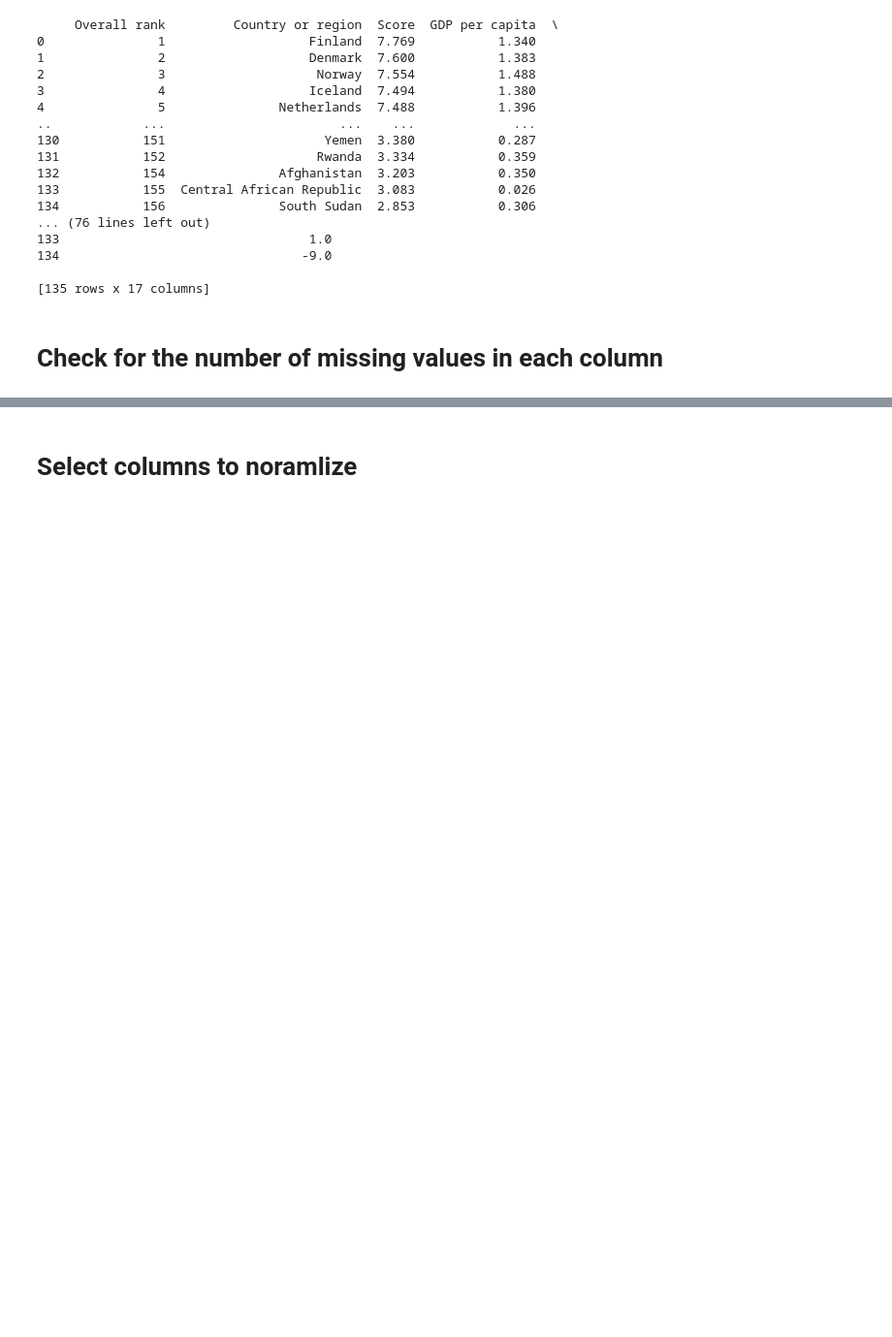
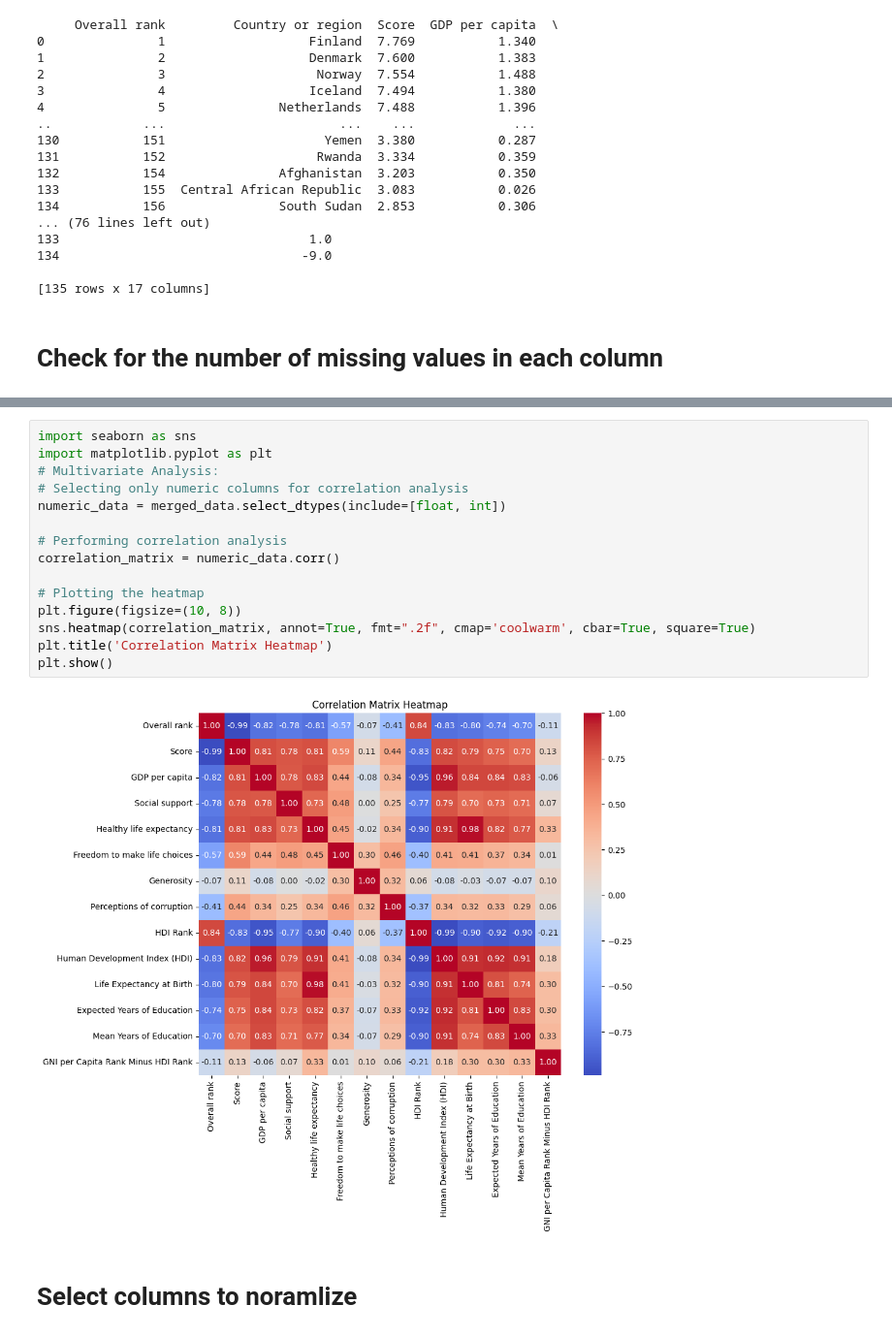
Before and after one commit to samolajide23/DAV-Repeat, a Jupyter notebook: app.ipynb, the cells around one changed output, grey strips where cells are left out. Shown: that part at 97% size. Drawn from its saved outputs; the diff is of its cells as text; blank space fills up the shorter version.

Commit message:
Multivariate Analysis

```diff
--- a/app.ipynb
+++ b/app.ipynb
@@ -132,3 +166,20 @@ dtype: int64
+# %%
+import seaborn as sns
+import matplotlib.pyplot as plt
+# Multivariate Analysis:
+# Selecting only numeric columns for correlation analysis
+numeric_data = merged_data.select_dtypes(include=[float, int])
+
+# Performing correlation analysis
+correlation_matrix = numeric_data.corr()
+
+# Plotting the heatmap
+plt.figure(figsize=(10, 8))
+sns.heatmap(correlation_matrix, annot=True, fmt=".2f", cmap='coolwarm', cbar=True, square=True)
+plt.title('Correlation Matrix Heatmap')
+plt.show()
+# %% [output]
+[figure, added]
 # %% [markdown]
 # Select columns to noramlize
 # %%
```
Also changed, not shown: parts of 5 cells of this notebook.
